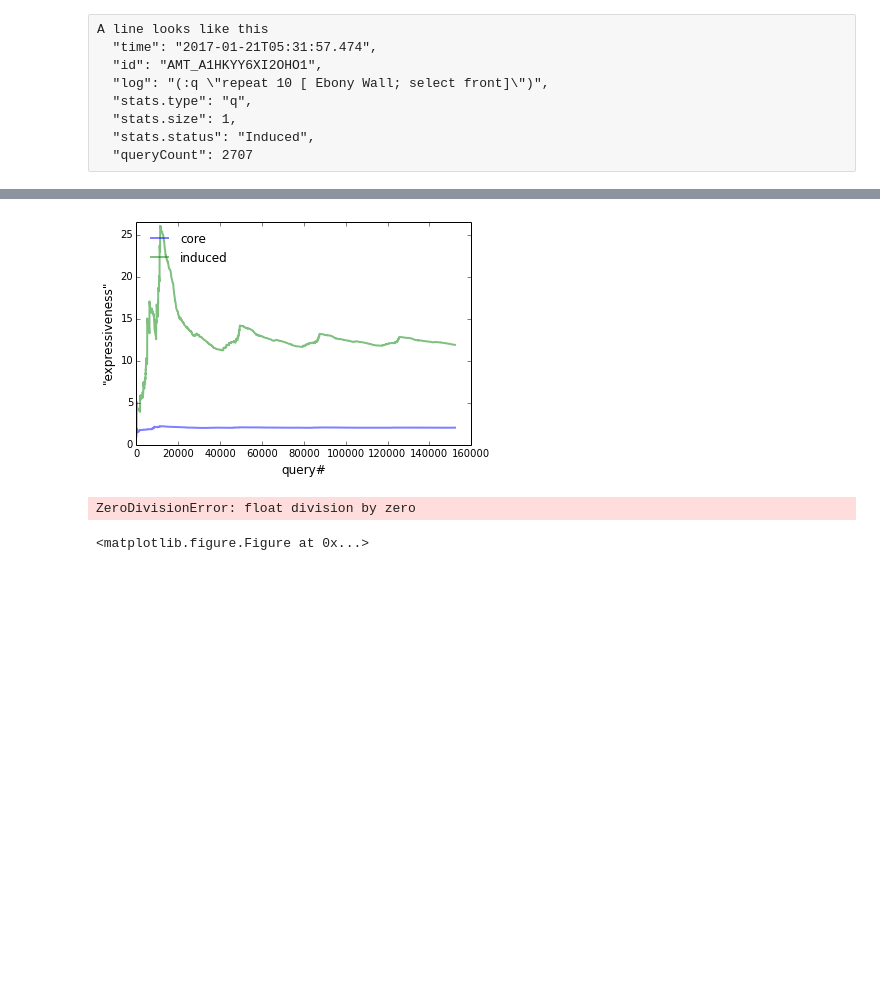
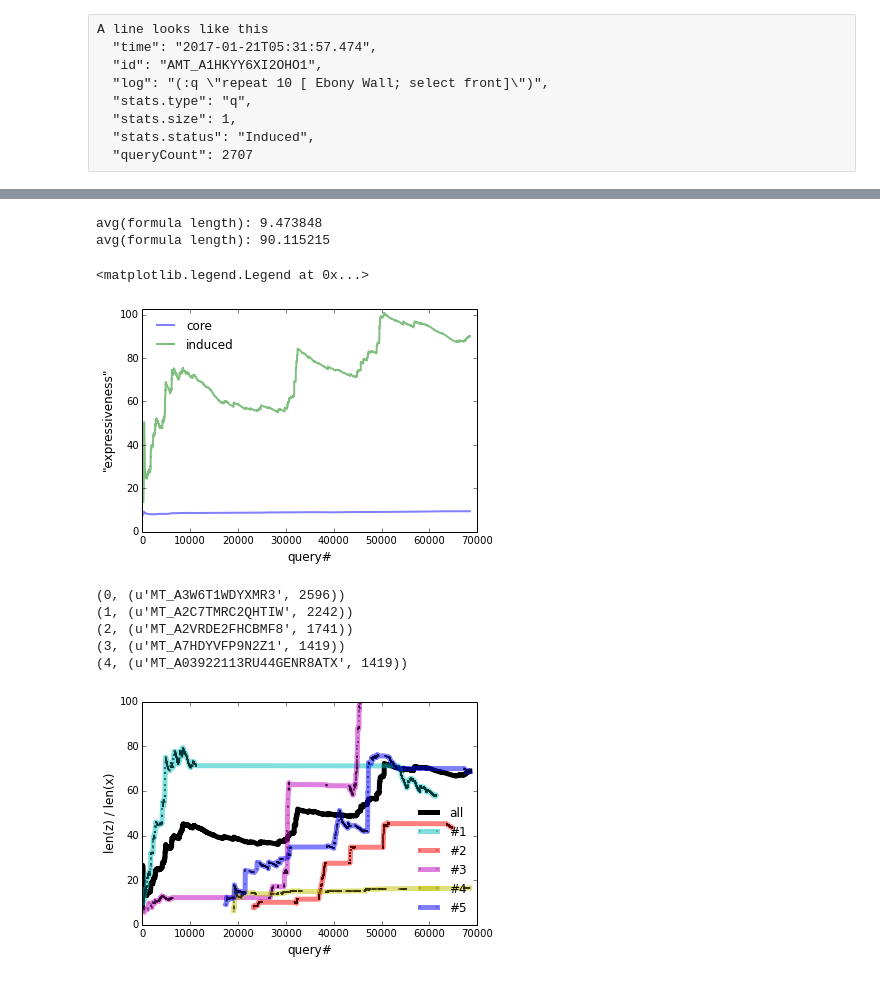
Before and after one commit to percyliang/sempre, a Jupyter notebook: shrdlurn/generate_plots.ipynb, the cells around one changed output, grey strips where cells are left out. Saved outputs shown, nothing was run; the diff lists cells and outputs as text; code cells hidden in the pictures; blank space fills up the shorter version.

```diff
--- a/shrdlurn/generate_plots.ipynb
+++ b/shrdlurn/generate_plots.ipynb
@@ -260,46 +286,57 @@ def expressivity(status = 'Core'):
     plot_cumavg(query_counts, form_per_q, xlabel='query#', ylabel='"expressiveness"');
 
     #plot_cumavg(query_counts, len_utterance, xlabel='query#', ylabel='length');
-    #print_avg(len_formula, 'formula length')
+    print_avg(form_per_q, 'formula length')
 plt.figure()
 plot_reset()
 p['color'] = 'b'; p['label'] = 'core'; expressivity('Core')
 p['color'] = 'g'; p['label'] = 'induced'; expressivity('Induced')
 plt.legend(frameon=False, loc='upper left')
-savefig('expressiveness.pdf')
+# savefig('expressiveness.pdf')
 # %% [output]
+avg(formula length): 9.473848
+avg(formula length): 90.115215
+<matplotlib.legend.Legend at 0x...>
-[figure, old version]
+[figure, new version]
 # %%
 def expressivity_by_users(filtered_rows):
     query_counts = [r['queryCount'] for r in filtered_rows]
     len_formula = [r['stats.len_formula'] for r in filtered_rows]
     len_utterance = [r['stats.len_utterance'] for r in filtered_rows]
     form_per_q = [float(ls[0])/ls[1] for ls in zip(len_formula, len_utterance)]
-    plot_cumavg(query_counts, form_per_q, xlabel='query#', ylabel='"expressiveness"');
+    plot_cumavg(query_counts, form_per_q, xlabel='query#', ylabel='len(z) / len(x)');
 
 plot_reset()
 plt.figure()
-p['alpha'] = 0.5;
+p['alpha'] = 1;
+p['linewidth'] = 5;
 p['label'] = 'all';
-p['linestyle'] = '--';
-p['color'] = 'g';
+p['color'] = 'k';
 expressivity_by_users([r for r in rows if r['stats.type'] == 'accept' ])
 
 colors = ['c', 'r', 'm', 'y', 'b']
 plot_reset()
 p['alpha'] = 1;
+p['linewidth'] = 5;
+p['alpha'] = 0.5;
+p['marker'] = 'o';
+p['markersize'] = 1;
 rows_to_count = [r for r in rows if r['stats.type'] == 'accept']
 ranked_users = sorted(reduce(top_users, rows_to_count, {}).items(), key=lambda x: -x[1])
 for g in enumerate(ranked_users[0:5]):
     print g
     p['label'] = '#%d' % (g[0]+1);
     p['color'] = colors[g[0]];
     expressivity_by_users([r for r in rows if r['stats.type'] == 'accept' \
                      and r['sessionId'] == g[1][0]])
 
-plt.ylim([0,10])
-plt.legend(frameon=False, loc='upper left')
+plt.ylim([0,100])
+plt.legend(frameon=False, loc='lower right')
 savefig('expressiveness_by_user.pdf')
 # %% [output]
-ZeroDivisionError: float division by zero
+(0, (u'MT_A3W6T1WDYXMR3', 2596))
+(1, (u'MT_A2C7TMRC2QHTIW', 2242))
+(2, (u'MT_A2VRDE2FHCBMF8', 1741))
+(3, (u'MT_A7HDYVFP9N2Z1', 1419))
+(4, (u'MT_A03922113RU44GENR8ATX', 1419))
-<matplotlib.figure.Figure at 0x...>
+[figure, added]
```
Also changed, not shown: parts of 4 cells of this notebook, 4 other files.
